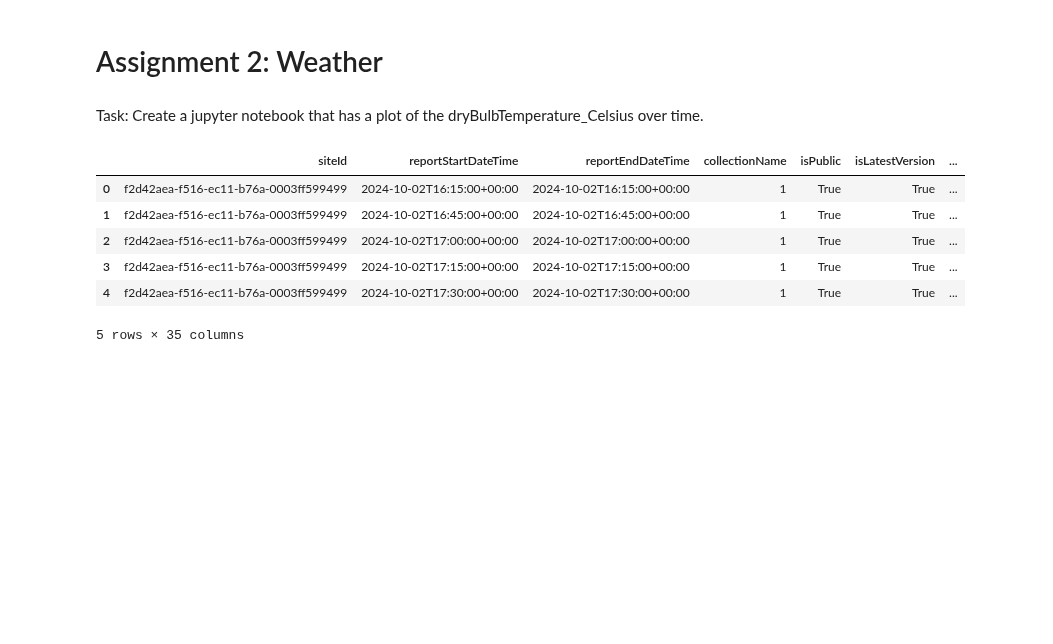
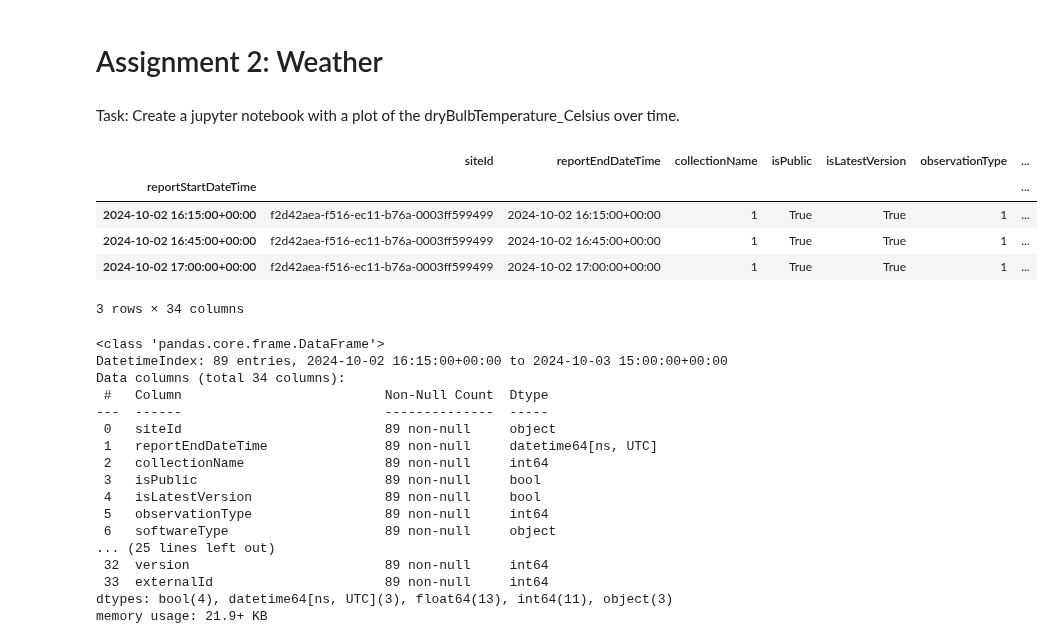
Before and after one commit to IreneKilgannon/PFDA, a Jupyter notebook: PFDA-assignments/assignment2-weather.ipynb, the cells around one changed output. Cells and saved outputs as stored; diff of their text form; code cells hidden in the pictures; blank space fills up the shorter version.

```diff
--- a/PFDA-assignments/assignment2-weather.ipynb
+++ b/PFDA-assignments/assignment2-weather.ipynb
@@ -1,7 +1,7 @@
 # %% [markdown]
 # Assignment 2: Weather
 # %% [markdown]
-Task: Create a jupyter notebook that has a plot of the dryBulbTemperature_Celsius over time.
+Task: Create a jupyter notebook with a plot of the dryBulbTemperature_Celsius over time.
 # %%
 import pandas as pd
 import matplotlib.pyplot as plt
@@ -10,10 +18,30 @@ df = pd.read_csv("data\weatherreadings1.csv")
+# %%
+# Explore the dataset
+df.head(3)
+# %% [output]
+|  | siteId | reportEndDateTime | collectionName | isPublic | isLatestVersion | observationType | ... |
+| reportStartDateTime |  |  |  |  |  |  | ... |
+| 2024-10-02 16:15:00+00:00 | f2d42aea-f516-ec11-b76a-0003ff599499 | 2024-10-02 16:15:00+00:00 | 1 | True | True | 1 | ... |
+| 2024-10-02 16:45:00+00:00 | f2d42aea-f516-ec11-b76a-0003ff599499 | 2024-10-02 16:45:00+00:00 | 1 | True | True | 1 | ... |
+| 2024-10-02 17:00:00+00:00 | f2d42aea-f516-ec11-b76a-0003ff599499 | 2024-10-02 17:00:00+00:00 | 1 | True | True | 1 | ... |
+3 rows × 34 columns
 # %%
-df.head()
+df.info()
 # %% [output]
-|  | siteId | reportStartDateTime | reportEndDateTime | collectionName | isPublic | isLatestVersion | ... |
-| 0 | f2d42aea-f516-ec11-b76a-0003ff599499 | 2024-10-02T16:15:00+00:00 | 2024-10-02T16:15:00+00:00 | 1 | True | True | ... |
-| 1 | f2d42aea-f516-ec11-b76a-0003ff599499 | 2024-10-02T16:45:00+00:00 | 2024-10-02T16:45:00+00:00 | 1 | True | True | ... |
-| 2 | f2d42aea-f516-ec11-b76a-0003ff599499 | 2024-10-02T17:00:00+00:00 | 2024-10-02T17:00:00+00:00 | 1 | True | True | ... |
-| 3 | f2d42aea-f516-ec11-b76a-0003ff599499 | 2024-10-02T17:15:00+00:00 | 2024-10-02T17:15:00+00:00 | 1 | True | True | ... |
-| 4 | f2d42aea-f516-ec11-b76a-0003ff599499 | 2024-10-02T17:30:00+00:00 | 2024-10-02T17:30:00+00:00 | 1 | True | True | ... |
-5 rows × 35 columns
+<class 'pandas.core.frame.DataFrame'>
+DatetimeIndex: 89 entries, 2024-10-02 16:15:00+00:00 to 2024-10-03 15:00:00+00:00
+Data columns (total 34 columns):
+ #   Column                          Non-Null Count  Dtype
+---  ------                          --------------  -----
+ 0   siteId                          89 non-null     object
+ 1   reportEndDateTime               89 non-null     datetime64[ns, UTC]
+ 2   collectionName                  89 non-null     int64
+ 3   isPublic                        89 non-null     bool
+ 4   isLatestVersion                 89 non-null     bool
+ 5   observationType                 89 non-null     int64
+ 6   softwareType                    89 non-null     object
+... (25 lines left out)
+ 32  version                         89 non-null     int64
+ 33  externalId                      89 non-null     int64
+dtypes: bool(4), datetime64[ns, UTC](3), float64(13), int64(11), object(3)
+memory usage: 21.9+ KB
```
Also changed, not shown: parts of 9 cells of this notebook.
